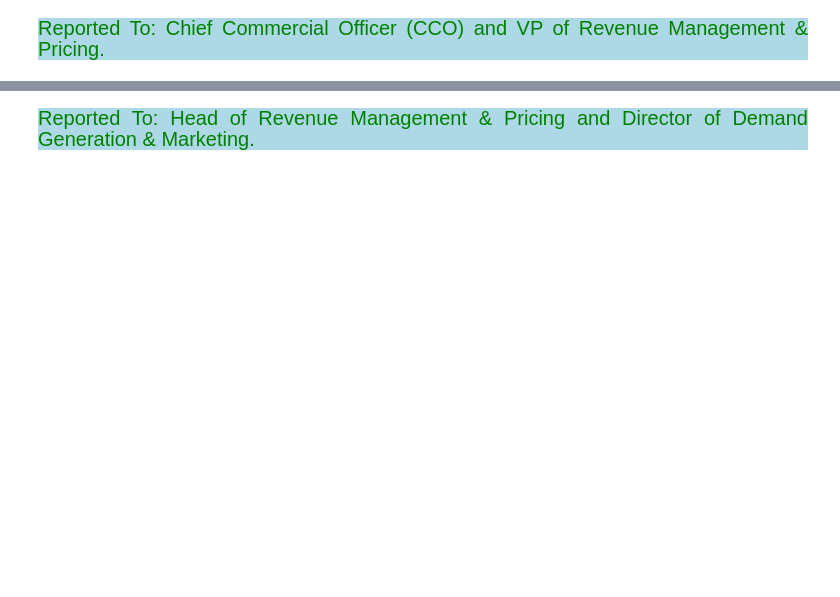
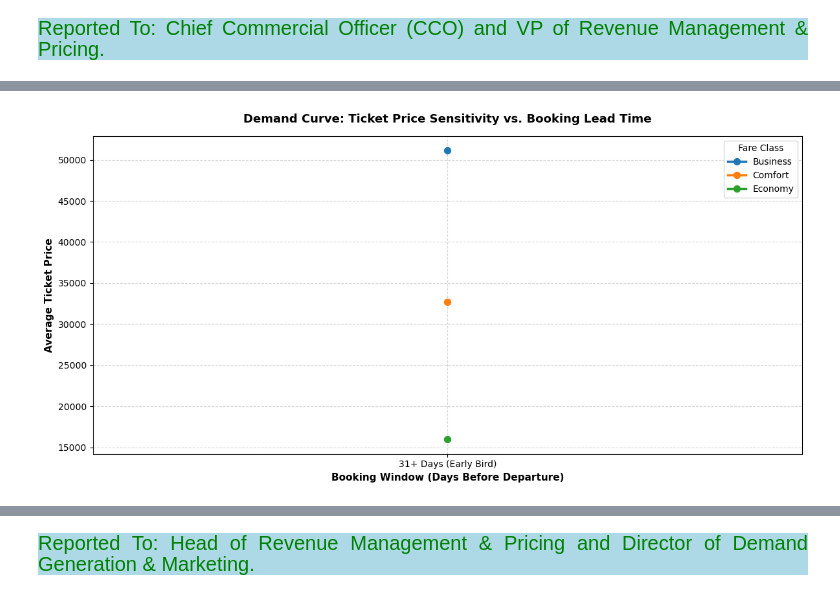
Before and after one commit to Kartika-Nidhi/Airlines_Operation_Analysis_SQL, a Jupyter notebook: AirlinesAnalysisSQl.ipynb, the cells around one changed output, grey strips where cells are left out. Drawn from its saved outputs; the diff is of its cells as text; code cells hidden in the pictures; blank space fills up the shorter version.

```diff
--- a/AirlinesAnalysisSQl.ipynb
+++ b/AirlinesAnalysisSQl.ipynb
@@ -597,0 +656,23 @@ Description: Integrates bookings, tickets, ticket_flights, and flights to analyz
+# %%
+
+plt.figure(figsize=(12, 6))
+
+sns.pointplot(
+    data=lead_time_df,
+    x='booking_window',
+    y='avg_ticket_price',
+    hue='fare_class',
+    marker='o',
+    linewidth=2.5
+)
+
+plt.title('Demand Curve: Ticket Price Sensitivity vs. Booking Lead Time', fontsize=13, fontweight='bold', pad=15)
+plt.xlabel('Booking Window (Days Before Departure)', fontsize=11, fontweight='bold')
+plt.ylabel('Average Ticket Price', fontsize=11, fontweight='bold')
+plt.grid(True, linestyle='--', alpha=0.5)
+plt.legend(title='Fare Class', frameon=True)
+
+plt.tight_layout()
+plt.show()
+# %% [output]
+[figure, added]
```
Also changed, not shown: parts of 4 cells of this notebook.
